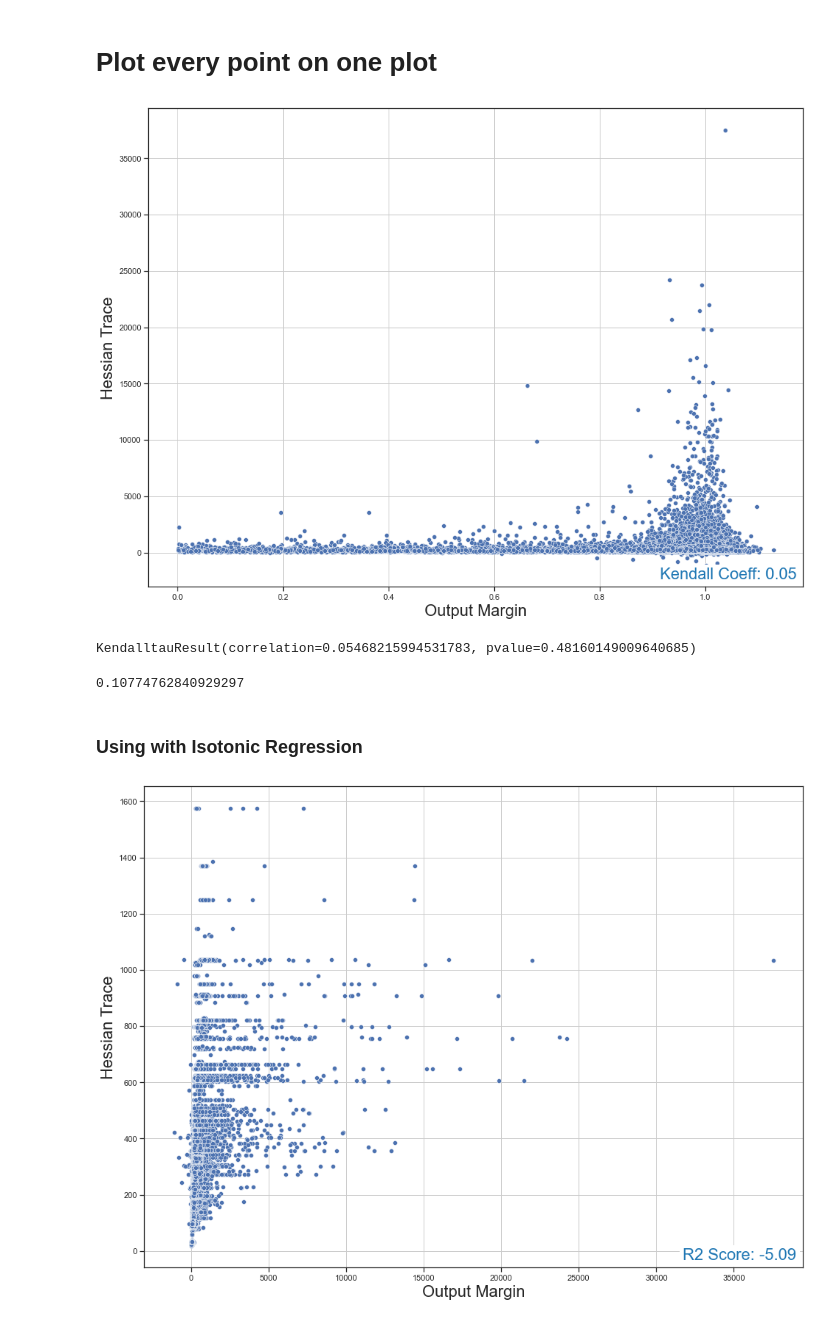
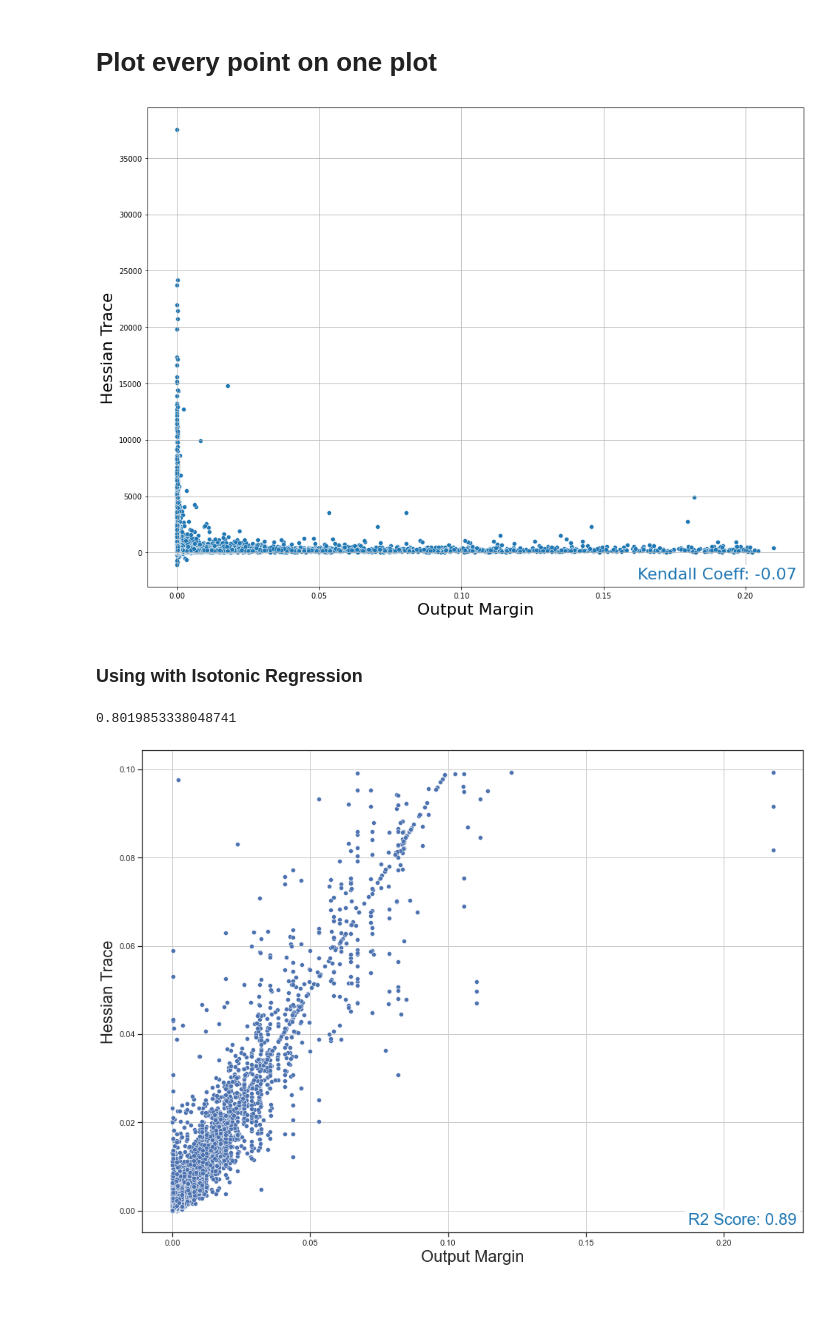
Before and after one commit to daniellengyel/deep_generalizability, a Jupyter notebook: notebooks/Complexity Measure Comparisons.ipynb, the cells around one changed output. Drawn from its saved outputs; the diff is of its cells as text; code cells hidden in the pictures.

```diff
--- a/notebooks/Complexity Measure Comparisons.ipynb
+++ b/notebooks/Complexity Measure Comparisons.ipynb
@@ -365,7 +644,7 @@ mse_all_y_data = []
 for exp_id in mse_stats_df.index:
     for nn_idx in range(num_nets):
         x_data = mse_all_point_traces[exp_id]["{}".format(nn_idx)]
-        y_data = mse_all_point_output_margins[exp_id]["{}".format(nn_idx)]
+        y_data = mse_all_point_loss[exp_id]["{}".format(nn_idx)]
         mse_all_x_data.append(x_data)
         mse_all_y_data.append(y_data)
 #         mse_all_x_data.append(np.mean(x_data))
@@ -401,7 +680,7 @@ ax1.set_xlabel(xlabel="Output Margin", fontsize=22)
 # ax1.set_ylim(-50, 300)
 
 
-ax1.text(x=0.99, y=0.04, transform=ax1.transAxes, s="Kendall Coeff: {:.2f}".format(mf_post.correlation.get_kendall(all_y_data, all_x_data).correlation) ,\
+ax1.text(x=0.99, y=0.04, transform=ax1.transAxes, s="Kendall Coeff: {:.2f}".format(mf_post.correlation.get_kendall(y_data, x_data).correlation) ,\
          fontsize=22, verticalalignment='top', horizontalalignment='right',\
         backgroundcolor='white', color=c2)
 
@@ -423,18 +702,8 @@ ax1.grid(b=True, which='major')
 #f.legend(loc="upper right", fontsize=20, bbox_to_anchor=(0.4, 0.88))
 
 
-f.savefig("../figs/all_points_{}_{}".format(exp_name, data_name), dpi=300, bbox_inches = "tight",)
+# f.savefig("../figs/all_points_{}_{}".format(exp_name, data_name), dpi=300, bbox_inches = "tight",)
 # %% [output]
-[figure, old version]
+[figure, new version]
-# %%
-mf_post.correlation.get_kendall(all_y_data, all_x_data)
-# %% [output]
-KendalltauResult(correlation=0.05468215994531783, pvalue=0.48160149009640685)
-# %%
-from sklearn.isotonic import IsotonicRegression
-from sklearn.metrics import r2_score
-mf_post.correlation.get_isotonic_r_squared(all_y_data, all_x_data, remove_outliers=False, increasing=False)
-# %% [output]
-0.10774762840929297
 # %% [markdown]
 ### Using with Isotonic Regression
@@ -446,17 +732,25 @@ ce_all_x_data = []
 ce_all_y_data = []
 for exp_id in ce_stats_df.index:
     for nn_idx in range(num_nets):
-        y_data = ce_all_point_traces[exp_id]["{}".format(nn_idx)]
-        x_data = ce_all_point_output_margins[exp_id]["{}".format(nn_idx)]
+        x_data = ce_all_point_traces[exp_id]["{}".format(nn_idx)]
+        y_data = ce_all_point_loss[exp_id]["{}".format(nn_idx)] #ce_all_point_output_margins[exp_id]["{}".format(nn_idx)]
+        x_data, y_data = isotonic_outlier_removal(x_data, y_data, 0.02)
         iso_reg = IsotonicRegression(increasing="auto").fit(x_data, y_data)
         y_predicted = iso_reg.predict(x_data)
+        y_predicted += (x_data - np.min(x_data)) * 0.00002 / np.linalg.norm(x_data) * np.linalg.norm(y_data)
+        slope, intercept, correct_r_value, _, _ = mf_post.correlation.linregress_outliers(x_data, y_data)
+#         y_lin_predicted = np.array(x_data) * float(slope) + intercept
+#         if r2_score(y_data, y_predicted) < 0.4:
+#             continue
         ce_all_x_data.append(y_predicted)
         ce_all_y_data.append(y_data)
 #         ce_all_x_data.append(np.mean(x_data))
 #         ce_all_y_data.append(np.max(y_data))
-
 ce_all_x_data = np.array(ce_all_x_data).flatten()
 ce_all_y_data = np.array(ce_all_y_data).flatten()
+y_filter = (ce_all_y_data < 0.1)
+ce_all_x_data = ce_all_x_data[y_filter]
+ce_all_y_data = ce_all_y_data[y_filter]
 
 
 mse_all_x_data = []
@@ -475,7 +769,7 @@ for exp_id in mse_stats_df.index:
 mse_all_x_data = np.array(mse_all_x_data).flatten()
 mse_all_y_data = np.array(mse_all_y_data).flatten()
 # %%
-loss_type = "MSE"
+loss_type = "CE"
 
 if loss_type == "CE":
     exp_name = ce_exp
@@ -498,34 +792,36 @@ f, ax1 = plt.subplots(1, figsize=(16,12))
 sns.scatterplot(x=x_data, y=y_data, ax=ax1) #, label="Kendall Coeff: {:.2f}".format(exp_kendall))
 
 # ax1.tick_params(axis='both', labelbottom=True, labelsize=18)
 
 ax1.set_ylabel(ylabel="Hessian Trace", fontsize=22)
 ax1.set_xlabel(xlabel="Output Margin", fontsize=22)
-# ax1.set_ylim(-50, 300)
+# ax1.set_ylim(0, 1000)
+# ax1.set_xlim(0, 1000)
 
-# print(mf_post.correlation.get_kendall(x_data, y_data).correlation)
+print(mf_post.correlation.get_kendall(x_data, y_data).correlation)
 ax1.text(x=0.99, y=0.04, transform=ax1.transAxes, s="R2 Score: {:.2f}".format(r2_score(y_data, x_data)) ,\
          fontsize=22, verticalalignment='top', horizontalalignment='right',\
         backgroundcolor='white', color=c2)
 
 ax1.grid(b=True, which='major')
 
 # axins2 = inset_axes(ax1, width=4, height=4, loc=2)
 # sns.scatterplot(x=x_data, y=y_data, ax=axins2)
 
 # # sub region of the original image
 # x1, x2, y1, y2 = 0, 5000, 0, 5000
 # axins2.set_xlim(x1, x2)
 # axins2.set_ylim(y1, y2)
 
 # # draw a bbox of the region of the inset axes in the parent axes and
 # # connecting lines between the bbox and the inset axes area
 # mark_inset(ax1, axins2, loc1=2, loc2=4, fc="none", ec="0.5")
 
 
 #f.legend(loc="upper right", fontsize=20, bbox_to_anchor=(0.4, 0.88))
 
 
-f.savefig("../figs/isotonic_all_points_{}_{}".format(exp_name, data_name), dpi=300, bbox_inches = "tight",)
+# f.savefig("../figs/isotonic_all_points_{}_{}".format(exp_name, data_name), dpi=300, bbox_inches = "tight",)
 # %% [output]
+0.8019853338048741
-[figure, old version]
+[figure, new version]
```
Also changed, not shown: parts of 47 cells of this notebook, 12 other files.
